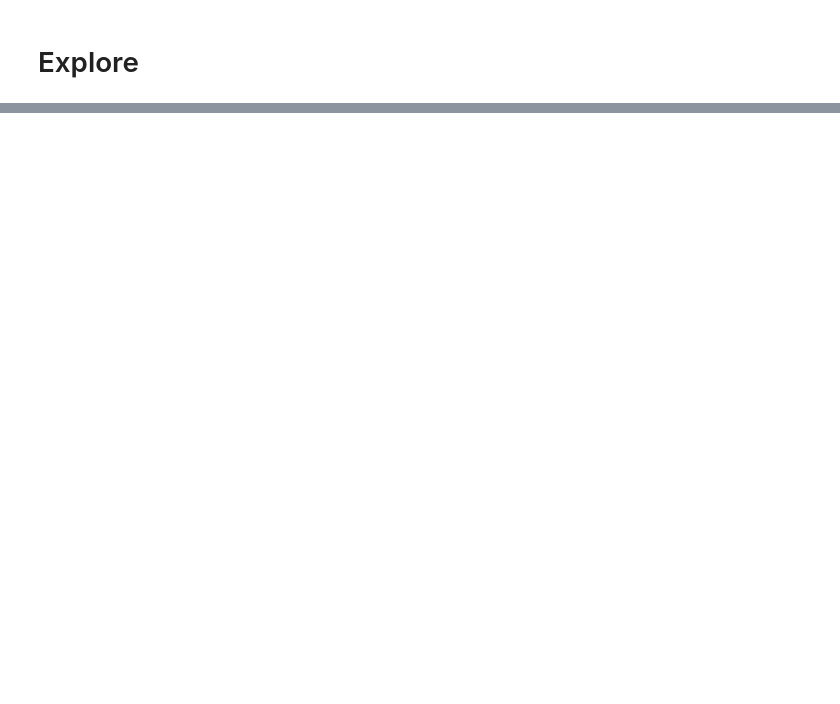
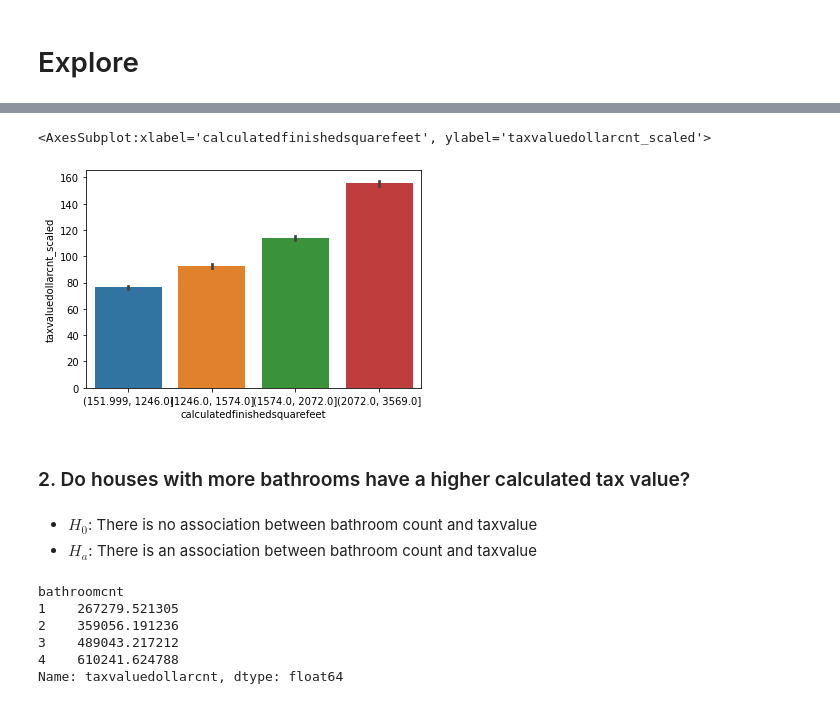
Before and after one commit to wheelerjoshua/zillow_regression_project, a Jupyter notebook: zillow_regression_workbook.ipynb, the cells around one changed output, grey strips where cells are left out. Saved outputs shown, nothing was run; the diff lists cells and outputs as text; code cells hidden in the pictures; blank space fills up the shorter version.

```diff
--- a/zillow_regression_workbook.ipynb
+++ b/zillow_regression_workbook.ipynb
@@ -232,0 +277,19 @@ explore.plot_variable_pairs(train)
+# %%
+sns.barplot(x = pd.qcut(train.calculatedfinishedsquarefeet, 4),y='taxvaluedollarcnt_scaled',data=train)
+# %% [output]
+<AxesSubplot:xlabel='calculatedfinishedsquarefeet', ylabel='taxvaluedollarcnt_scaled'>
+[figure, added]
+# %% [markdown]
+### 2. Do houses with more bathrooms have a higher calculated tax value?
+# %% [markdown]
+- $H_0$: There is no association between bathroom count and taxvalue
+- $H_a$: There is an association between bathroom count and taxvalue
+# %%
+train.groupby('bathroomcnt').taxvaluedollarcnt.mean()
+# %% [output]
+bathroomcnt
+1    267279.521305
+2    359056.191236
+3    489043.217212
+4    610241.624788
+Name: taxvaluedollarcnt, dtype: float64
```
Also changed, not shown: parts of 53 cells of this notebook, 2 other files.
